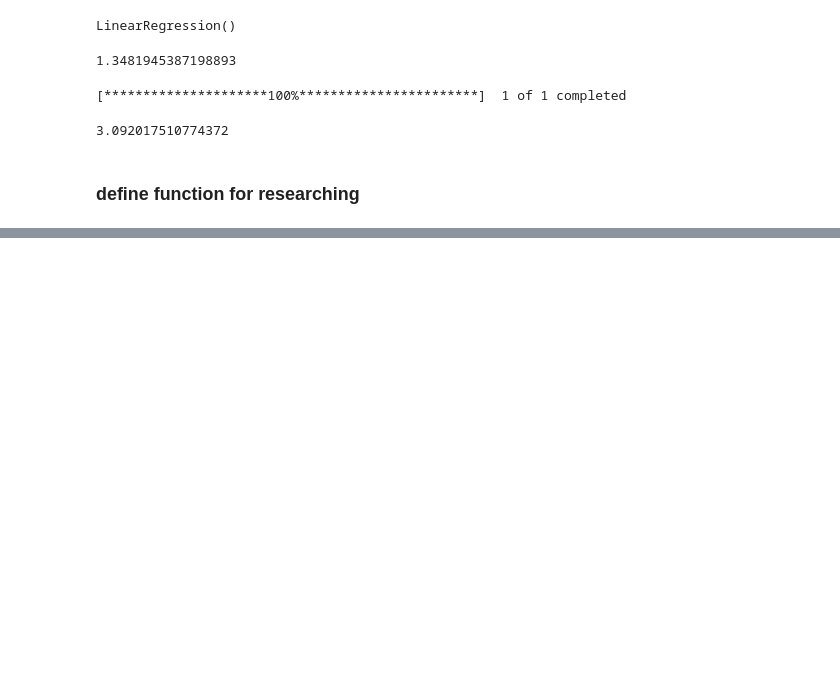
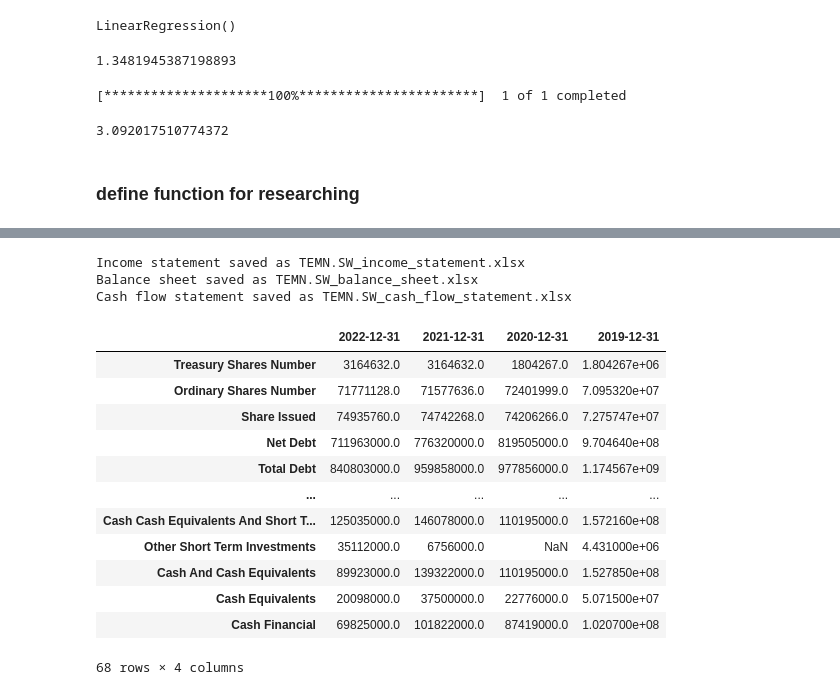
Before and after one commit to incredible-maker/AI_predict_Stock, a Jupyter notebook: linear_function.ipynb, the cells around one changed output, grey strips where cells are left out. Saved outputs shown, nothing was run; the diff lists cells and outputs as text; code cells hidden in the pictures; blank space fills up the shorter version.

```diff
--- a/linear_function.ipynb
+++ b/linear_function.ipynb
@@ -332,0 +229,75 @@ Please select an indicator to view:
+# %%
+import yfinance as yf
+import pandas as pd
+
+def save_financial_data(ticker):
+    stock = yf.Ticker(ticker)
+
+    # Get income statement for the current year
+    income_stmt = stock.get_income_stmt()
+
+    # Filter columns for the previous year
+    current_year = income_stmt.columns[0].year
+    prev_year_income_stmt = income_stmt.iloc[:, income_stmt.columns.year == current_year - 1]
+
+    # Get balance sheet for the current year
+    balance_sheet = stock.balance_sheet
+
+
+    # Filter columns for the previous year
+    prev_year_balance_sheet = balance_sheet.iloc[:, balance_sheet.columns.year == current_year - 1]
+
+
+    # Get cash flow statement for the current year
+    cash_flow_stmt = stock.cashflow
+
+    # Filter columns for the previous year
+    prev_year_cash_flow_stmt = cash_flow_stmt.iloc[:, cash_flow_stmt.columns.year == current_year - 1]
+
+    # Save income statement as Excel file
+    income_stmt_file = f"{ticker}_income_statement.xlsx"
+    with pd.ExcelWriter(income_stmt_file) as writer:
+        income_stmt.to_excel(writer, sheet_name='Current Year')
+        prev_year_income_stmt.to_excel(writer, sheet_name='Previous Year')
+
+    # Save balance sheet as Excel file
+    balance_sheet_file = f"{ticker}_balance_sheet.xlsx"
+    with pd.ExcelWriter(balance_sheet_file) as writer:
+        balance_sheet.to_excel(writer, sheet_name='Current Year')
+        prev_year_balance_sheet.to_excel(writer, sheet_name='Previous Year')
+
+
+    # Save cash flow statement as Excel file
+    cash_flow_stmt_file = f"{ticker}_cash_flow_statement.xlsx"
+    with pd.ExcelWriter(cash_flow_stmt_file) as writer:
+        cash_flow_stmt.to_excel(writer, sheet_name='Current Year')
+        prev_year_cash_flow_stmt.to_excel(writer, sheet_name='Previous Year')
+
+    print(f"Income statement saved as {income_stmt_file}")
+    print(f"Balance sheet saved as {balance_sheet_file}")
+    print(f"Cash flow statement saved as {cash_flow_stmt_file}")
+
+# Example usage
+ticker_symbol = "TEMN.SW"
+save_financial_data(ticker_symbol)
+# %% [output]
+Income statement saved as TEMN.SW_income_statement.xlsx
+Balance sheet saved as TEMN.SW_balance_sheet.xlsx
+Cash flow statement saved as TEMN.SW_cash_flow_statement.xlsx
+# %%
+df2=pd.read_excel("/home/jacky/AI_predict_Stock/TEMN.SW_balance_sheet.xlsx",sheet_name='Current Year',index_col=0)
+df2
+# %% [output]
+|  | 2022-12-31 | 2021-12-31 | 2020-12-31 | 2019-12-31 |
+| Treasury Shares Number | 3164632.0 | 3164632.0 | 1804267.0 | 1.804267e+06 |
+| Ordinary Shares Number | 71771128.0 | 71577636.0 | 72401999.0 | 7.095320e+07 |
+| Share Issued | 74935760.0 | 74742268.0 | 74206266.0 | 7.275747e+07 |
+| Net Debt | 711963000.0 | 776320000.0 | 819505000.0 | 9.704640e+08 |
+| Total Debt | 840803000.0 | 959858000.0 | 977856000.0 | 1.174567e+09 |
+| ... | ... | ... | ... | ... |
+| Cash Cash Equivalents And Short T... | 125035000.0 | 146078000.0 | 110195000.0 | 1.572160e+08 |
+| Other Short Term Investments | 35112000.0 | 6756000.0 | NaN | 4.431000e+06 |
+| Cash And Cash Equivalents | 89923000.0 | 139322000.0 | 110195000.0 | 1.527850e+08 |
+| Cash Equivalents | 20098000.0 | 37500000.0 | 22776000.0 | 5.071500e+07 |
+| Cash Financial | 69825000.0 | 101822000.0 | 87419000.0 | 1.020700e+08 |
+68 rows × 4 columns
```
Also changed, not shown: parts of 6 cells of this notebook, 5 other files.
